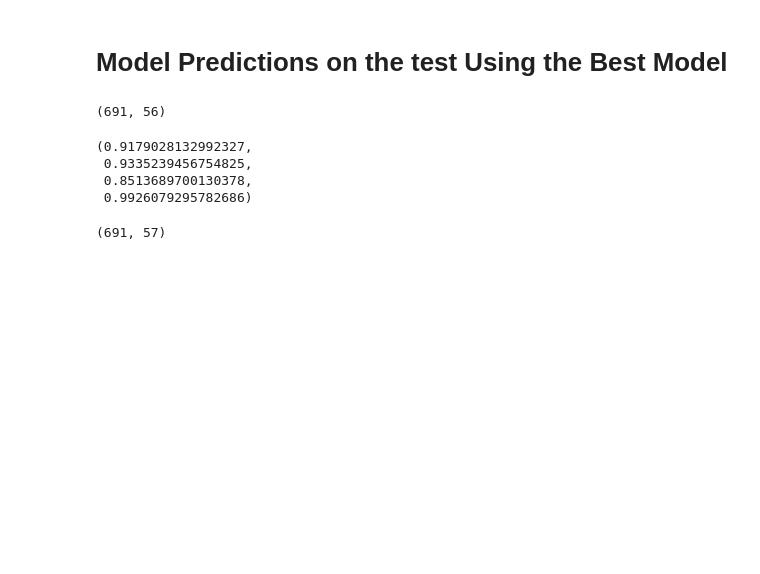
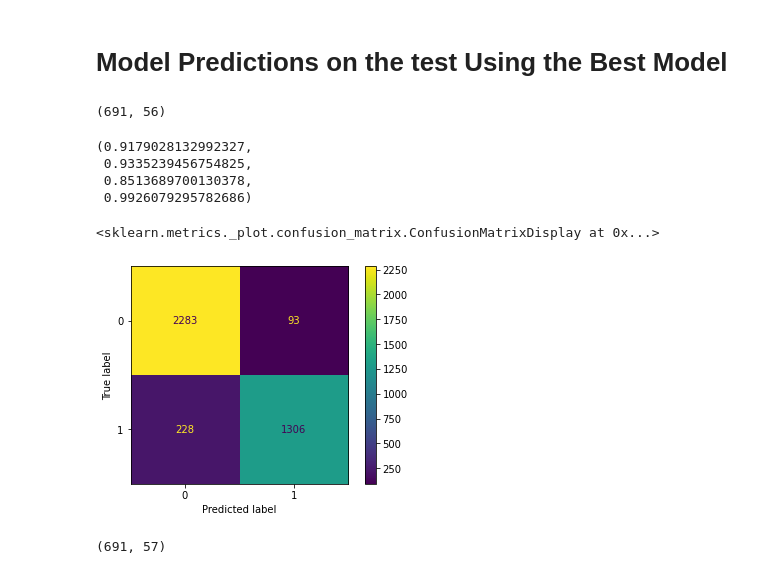
Before and after one commit to rietesh/arya_assignment, a Jupyter notebook: modelling.ipynb, the cells around one changed output. Cells and saved outputs as stored; diff of their text form; code cells hidden in the pictures; blank space fills up the shorter version.

Commit message:
confusion matrix

```diff
--- a/modelling.ipynb
+++ b/modelling.ipynb
@@ -153,6 +153,11 @@ accuracy_score(train_pred, y), precision_score(y_pred=train_pred, y_true=y), rec
  0.9335239456754825,
  0.8513689700130378,
  0.9926079295782686)
+# %%
+ConfusionMatrixDisplay.from_predictions(y, train_pred)
+# %% [output]
+<sklearn.metrics._plot.confusion_matrix.ConfusionMatrixDisplay at 0x...>
+[figure, added]
 # %%
 test['predictions'] = best.predict(test)
 test.shape
```
